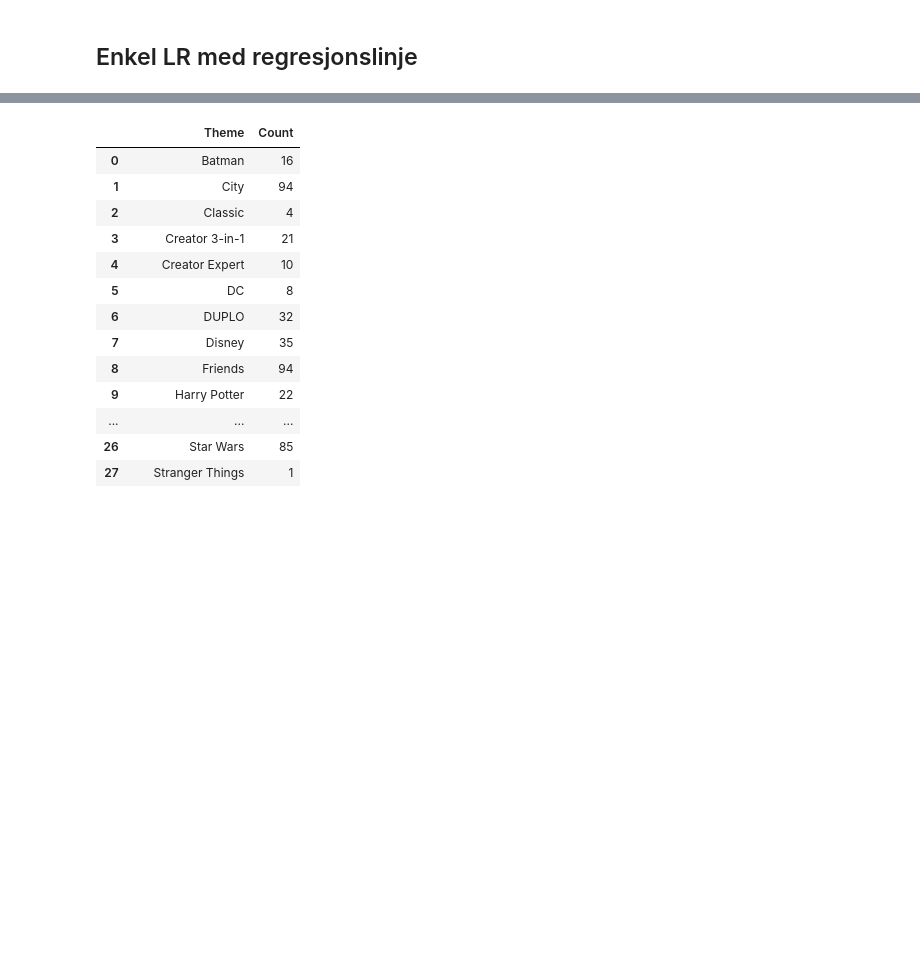
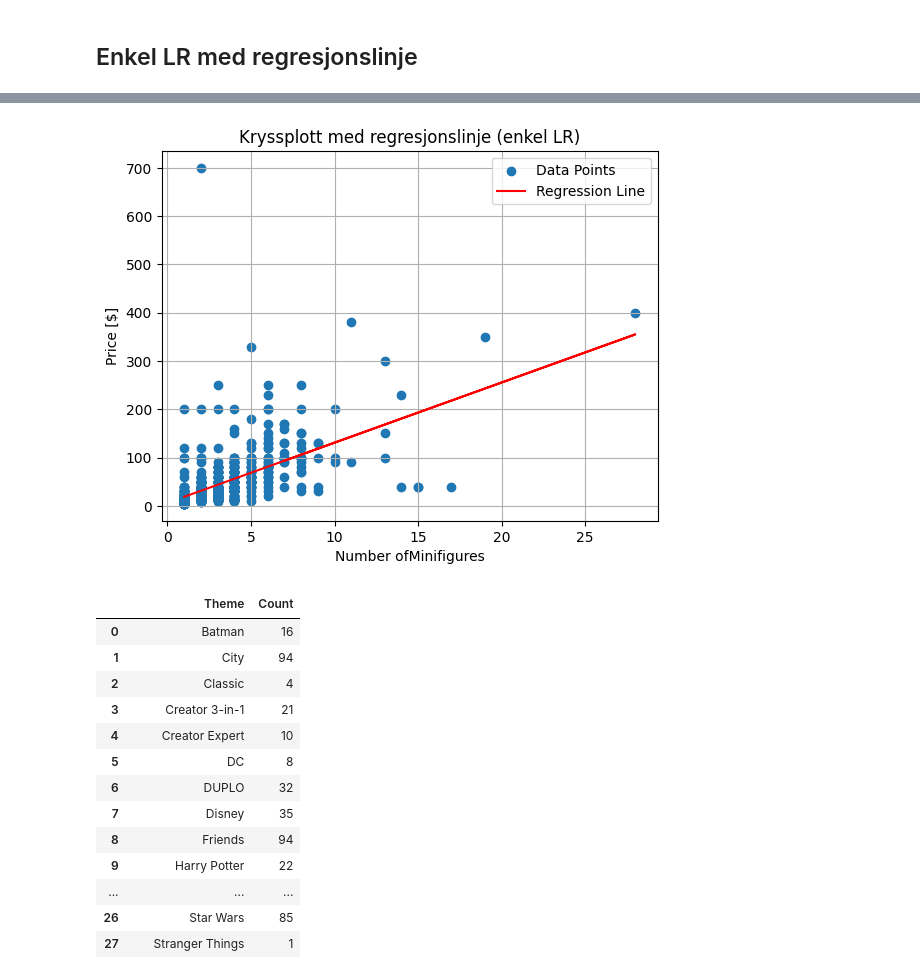
Before and after one commit to erikbjo/istg1003prosjekt, a Jupyter notebook: Oppgaver/arthurTestBook.ipynb, the cells around one changed output, grey strips where cells are left out. Cells and saved outputs as stored; diff of their text form; code cells hidden in the pictures; blank space fills up the shorter version.

```diff
--- a/Oppgaver/arthurTestBook.ipynb
+++ b/Oppgaver/arthurTestBook.ipynb
@@ -153,3 +302,7 @@ mythemes_all = ['Disney', 'Unikitty', 'NINJAGO', 'Marvel', 'THE LEGO MOVIE 2', '
+# %%
+LRLine(minifigures_formel, 'Minifigures')
+# %% [output]
+[figure, added]
 # %%
 df2.groupby(['Theme']).size().reset_index(name = 'Count')
 # %% [output]
```
Also changed, not shown: parts of 49 cells of this notebook.
